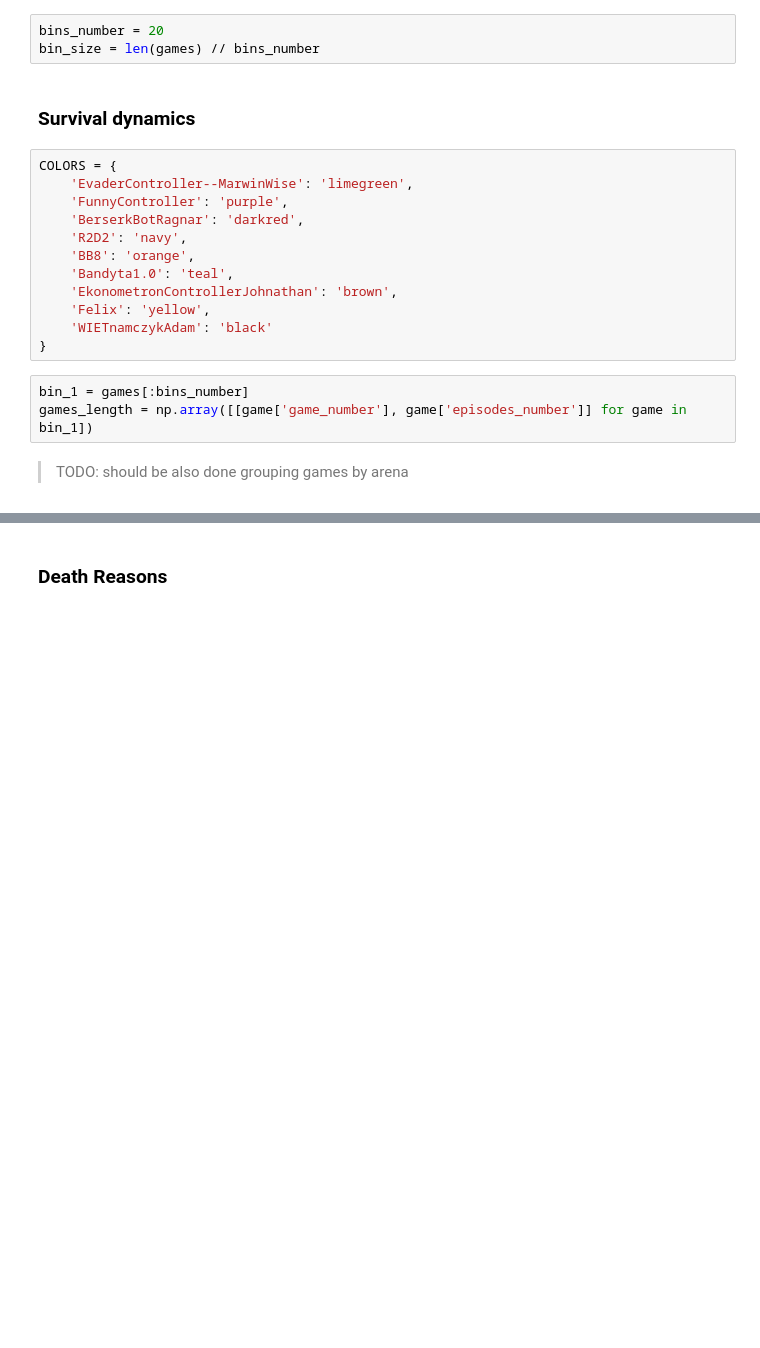
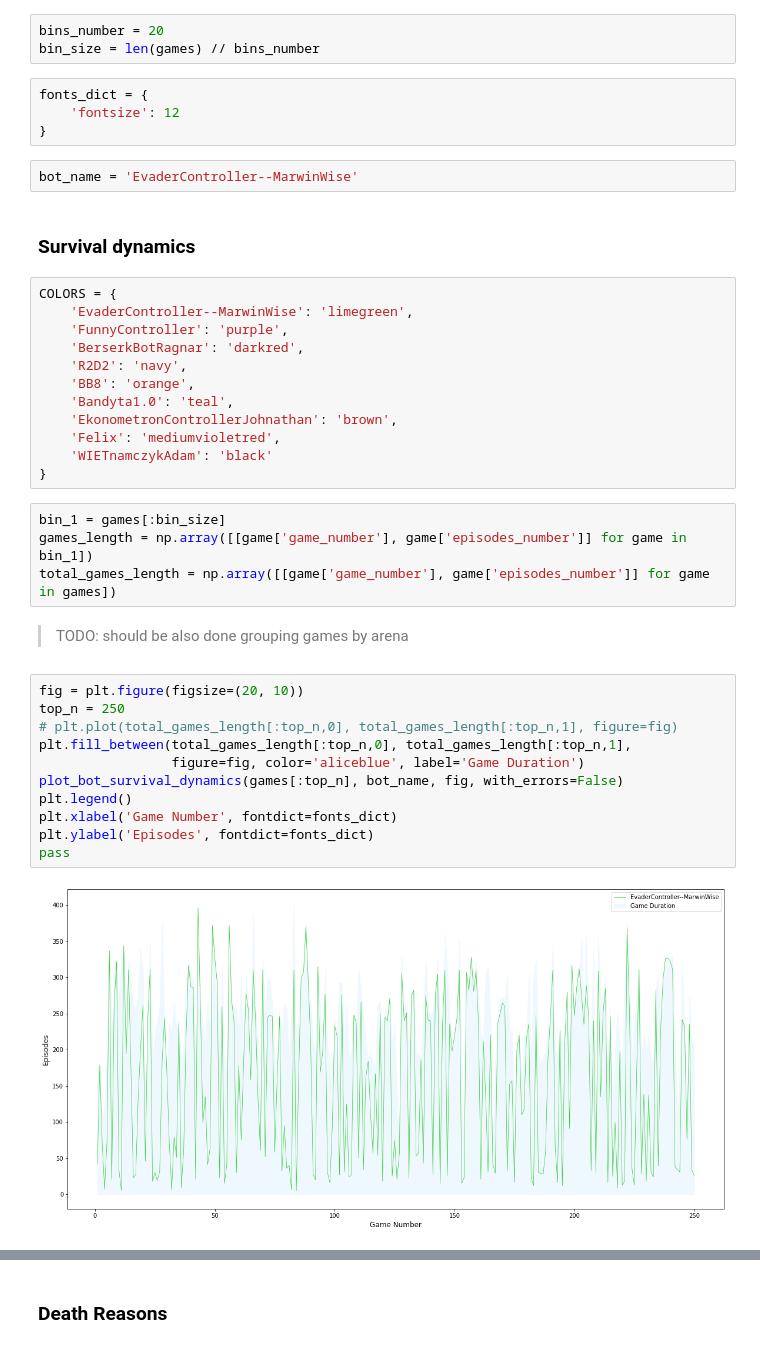
Before and after one commit to filip-komarzyniec/GUPB, a Jupyter notebook: log-parse/log_analyzer.ipynb, the cells around one changed output, grey strips where cells are left out. Drawn from its saved outputs; the diff is of its cells as text; blank space fills up the shorter version.

```diff
--- a/log-parse/log_analyzer.ipynb
+++ b/log-parse/log_analyzer.ipynb
@@ -190,6 +221,12 @@ games_df.head()
 # %%
 bins_number = 20
 bin_size = len(games) // bins_number
+# %%
+fonts_dict = {
+    'fontsize': 12
+}
+# %%
+bot_name = 'EvaderController--MarwinWise'
 # %% [markdown]
 ### Survival dynamics
 # %%
@@ -201,13 +238,27 @@ COLORS = {
     'BB8': 'orange',
     'Bandyta1.0': 'teal',
     'EkonometronControllerJohnathan': 'brown',
-    'Felix': 'yellow',
+    'Felix': 'mediumvioletred',
     'WIETnamczykAdam': 'black'
 }
 # %%
-bin_1 = games[:bins_number]
+bin_1 = games[:bin_size]
 games_length = np.array([[game['game_number'], game['episodes_number']] for game in bin_1])
+total_games_length = np.array([[game['game_number'], game['episodes_number']] for game in games])
 # %% [markdown]
 > TODO: should be also done grouping games by arena
+# %%
+fig = plt.figure(figsize=(20, 10))
+top_n = 250
+# plt.plot(total_games_length[:top_n,0], total_games_length[:top_n,1], figure=fig)
+plt.fill_between(total_games_length[:top_n,0], total_games_length[:top_n,1],
+                 figure=fig, color='aliceblue', label='Game Duration')
+plot_bot_survival_dynamics(games[:top_n], bot_name, fig, with_errors=False)
+plt.legend()
+plt.xlabel('Game Number', fontdict=fonts_dict)
+plt.ylabel('Episodes', fontdict=fonts_dict)
+pass
+# %% [output]
+[figure, added]
 # %%
 fig = plt.figure(figsize=(16, 12))
```
Also changed, not shown: parts of 11 cells of this notebook.
